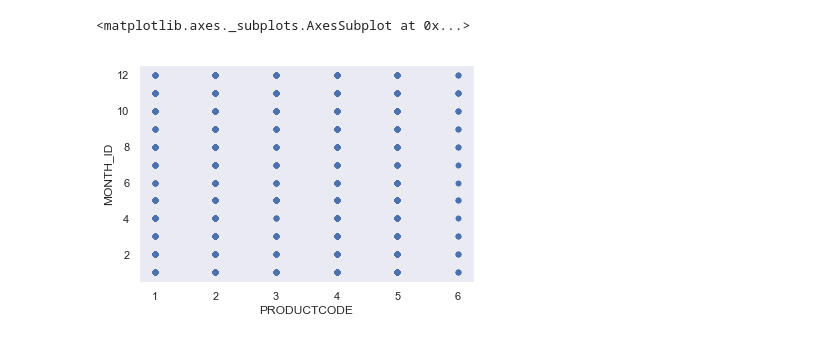
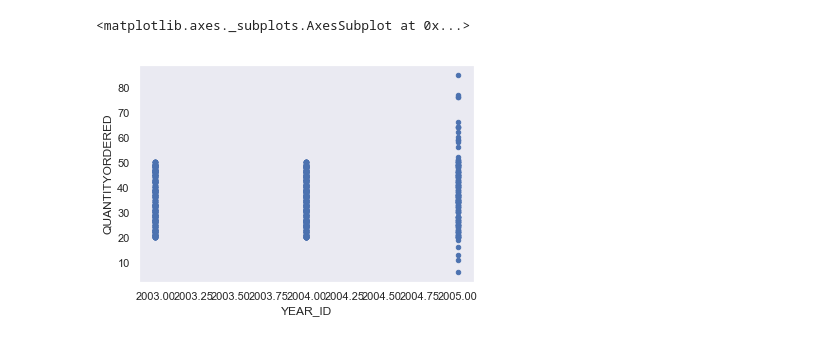
Before and after one commit to diwanshib/Crusaders, a Jupyter notebook: cru1.ipynb, the cells around one changed output. Saved outputs shown, nothing was run; the diff lists cells and outputs as text; code cells hidden in the pictures.

```diff
--- a/cru1.ipynb
+++ b/cru1.ipynb
@@ -27,8 +27,8 @@ df.shape
-# %%
-df.plot(kind="scatter", x="PRODUCTCODE", y="MONTH_ID")
-# %% [output]
-<matplotlib.axes._subplots.AxesSubplot at 0x...>
-[figure, removed]
 # %%
 df_usa=df[df['COUNTRY']=="USA"]
+# %%
+df_usa.plot(kind='scatter', x='YEAR_ID', y='QUANTITYORDERED')
+# %% [output]
+<matplotlib.axes._subplots.AxesSubplot at 0x...>
+[figure, added]
 # %%
```
Also changed, not shown: parts of 11 cells of this notebook.
